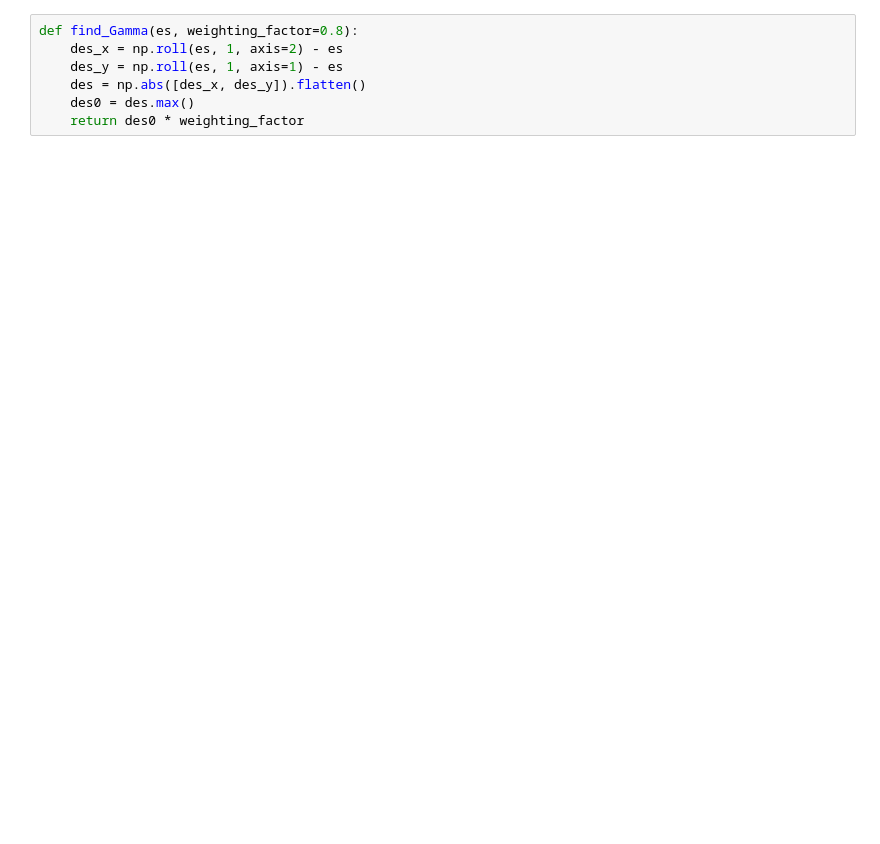
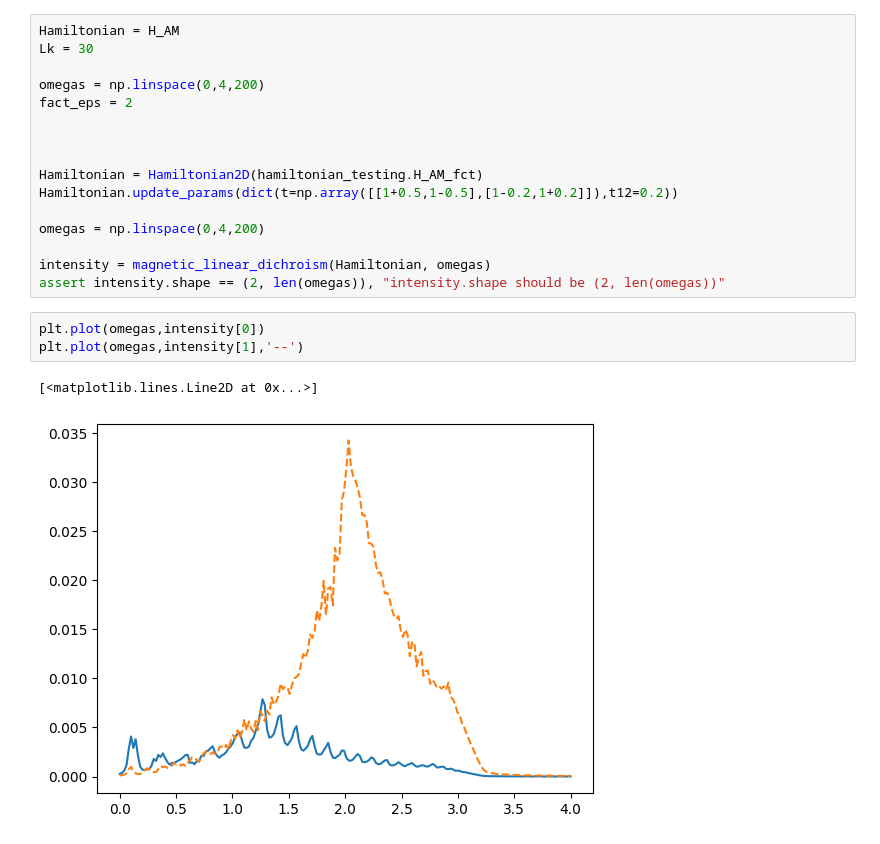
Before and after one commit to valeeb/blochK, a Jupyter notebook: benchmarking.ipynb, the cells around one changed output. Drawn from its saved outputs; the diff is of its cells as text; blank space fills up the shorter version.

Commit message:
added magnetic linear dichroism

```diff
--- a/benchmarking.ipynb
+++ b/benchmarking.ipynb
@@ -192,7 +191,22 @@ Using Gamma =  0.06945730098194323
 # %%
-def find_Gamma(es, weighting_factor=0.8):
-    des_x = np.roll(es, 1, axis=2) - es
-    des_y = np.roll(es, 1, axis=1) - es
-    des = np.abs([des_x, des_y]).flatten()
-    des0 = des.max()
-    return des0 * weighting_factor
+Hamiltonian = H_AM
+Lk = 30
+
+omegas = np.linspace(0,4,200)
+fact_eps = 2
+
+
+
+Hamiltonian = Hamiltonian2D(hamiltonian_testing.H_AM_fct)
+Hamiltonian.update_params(dict(t=np.array([[1+0.5,1-0.5],[1-0.2,1+0.2]]),t12=0.2))
+
+omegas = np.linspace(0,4,200)
+
+intensity = magnetic_linear_dichroism(Hamiltonian, omegas)
+assert intensity.shape == (2, len(omegas)), "intensity.shape should be (2, len(omegas))"
+# %%
+plt.plot(omegas,intensity[0])
+plt.plot(omegas,intensity[1],'--')
+# %% [output]
+[<matplotlib.lines.Line2D at 0x...>]
+[figure, added]
```
Also changed, not shown: parts of 9 cells of this notebook, 7 other files.
